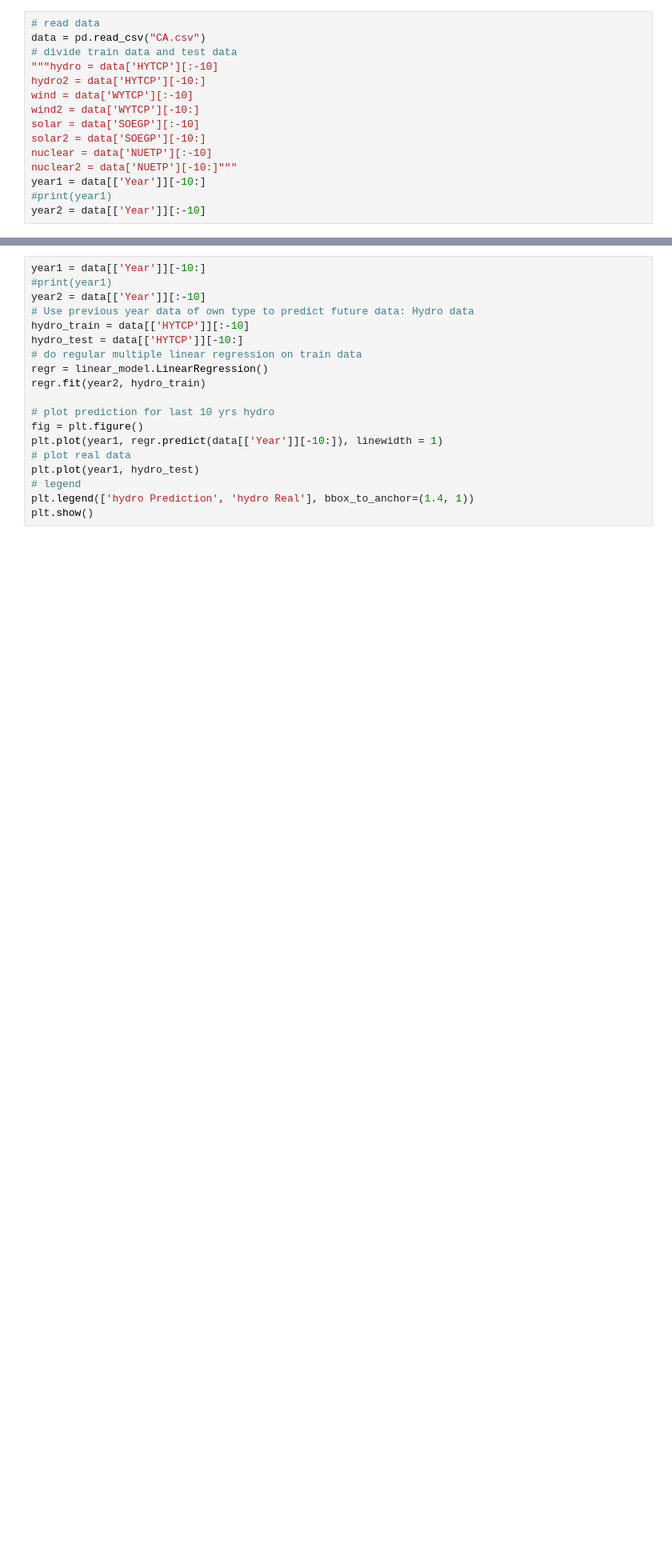
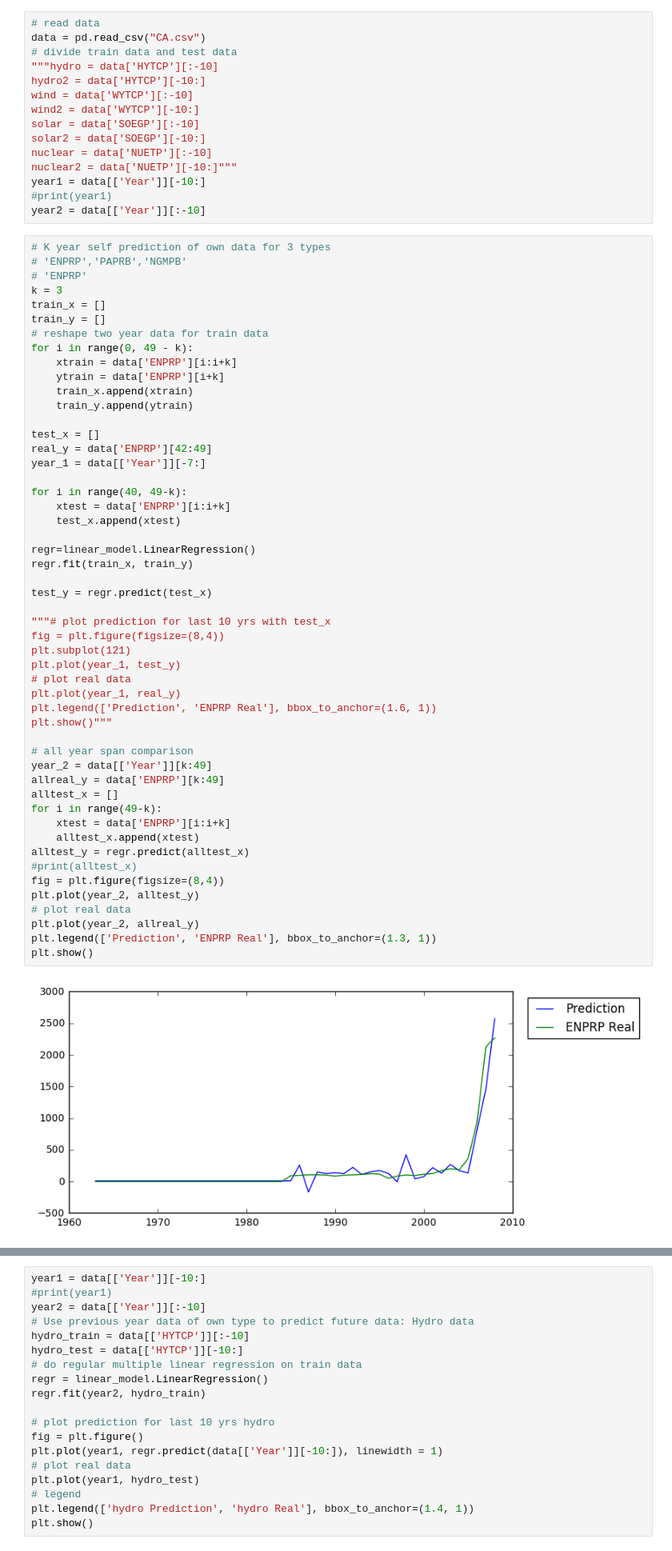
Before and after one commit to ibrahim85/Clean-Energy-Outlook, a Jupyter notebook: Data/data of states/Ridge Lasso regr beta.ipynb, the cells around one changed output, grey strips where cells are left out. Shown: that part at 80% size. Cells and saved outputs as stored; diff of their text form; blank space fills up the shorter version.

Commit message:
added code for k year self prediction test

```diff
--- a/Data/data of states/Ridge Lasso regr beta.ipynb
+++ b/Data/data of states/Ridge Lasso regr beta.ipynb
@@ -18,3 +18,56 @@ nuclear2 = data['NUETP'][-10:]"""
 year1 = data[['Year']][-10:]
 #print(year1)
 year2 = data[['Year']][:-10]
+# %%
+# K year self prediction of own data for 3 types
+# 'ENPRP','PAPRB','NGMPB'
+# 'ENPRP'
+k = 3
+train_x = []
+train_y = []
+# reshape two year data for train data
+for i in range(0, 49 - k):
+    xtrain = data['ENPRP'][i:i+k]
+    ytrain = data['ENPRP'][i+k]
+    train_x.append(xtrain)
+    train_y.append(ytrain)
+
+test_x = []
+real_y = data['ENPRP'][42:49]
+year_1 = data[['Year']][-7:]
+
+for i in range(40, 49-k):
+    xtest = data['ENPRP'][i:i+k]
+    test_x.append(xtest)
+
+regr=linear_model.LinearRegression()
+regr.fit(train_x, train_y)
+
+test_y = regr.predict(test_x)
+
+"""# plot prediction for last 10 yrs with test_x
+fig = plt.figure(figsize=(8,4))
+plt.subplot(121)
+plt.plot(year_1, test_y)
+# plot real data
+plt.plot(year_1, real_y)
+plt.legend(['Prediction', 'ENPRP Real'], bbox_to_anchor=(1.6, 1))
+plt.show()"""
+
+# all year span comparison
+year_2 = data[['Year']][k:49]
+allreal_y = data['ENPRP'][k:49]
+alltest_x = []
+for i in range(49-k):
+    xtest = data['ENPRP'][i:i+k]
+    alltest_x.append(xtest)
+alltest_y = regr.predict(alltest_x)
+#print(alltest_x)
+fig = plt.figure(figsize=(8,4))
+plt.plot(year_2, alltest_y)
+# plot real data
+plt.plot(year_2, allreal_y)
+plt.legend(['Prediction', 'ENPRP Real'], bbox_to_anchor=(1.3, 1))
+plt.show()
+# %% [output]
+[figure, added]
```
Also changed, not shown: parts of 1 cell of this notebook.
